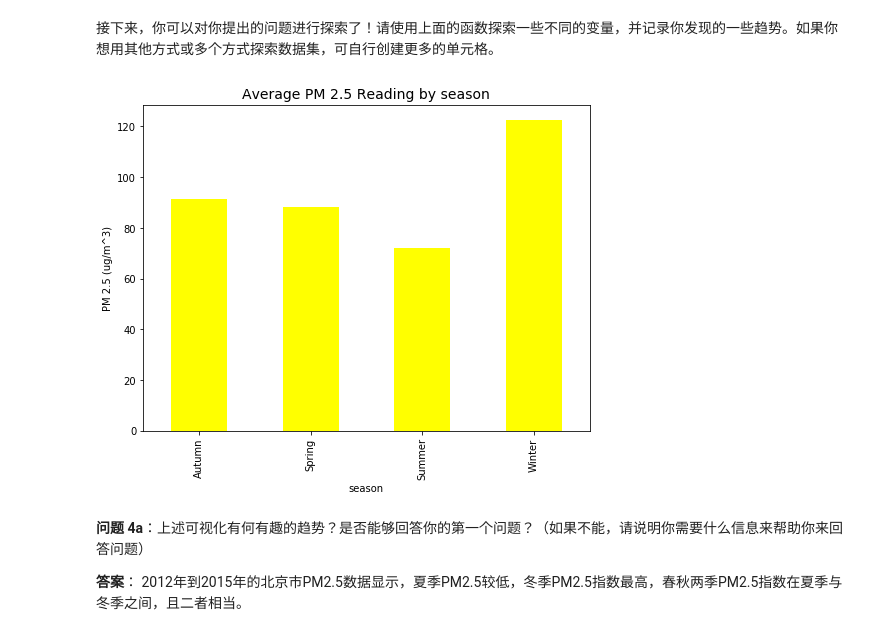
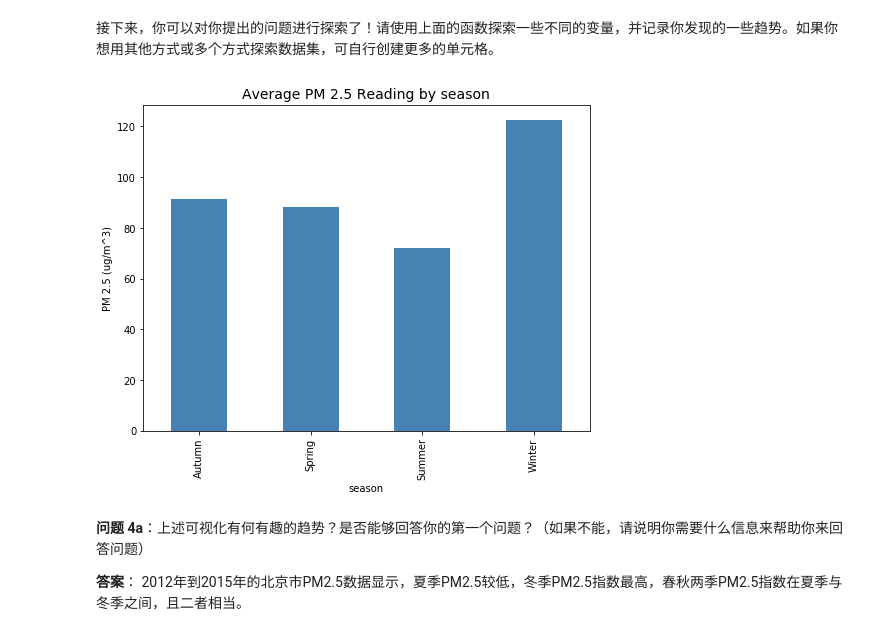
Before and after one commit to leapoldzhu/Data-Analysis, a Jupyter notebook: PM2.5/pm25project.ipynb, the cells around one changed output. Saved outputs shown, nothing was run; the diff lists cells and outputs as text; code cells hidden in the pictures.

```diff
--- a/PM2.5/pm25project.ipynb
+++ b/PM2.5/pm25project.ipynb
@@ -490,9 +494,9 @@ univariate_plot(df_test, 'month', 'grey')
 接下来，你可以对你提出的问题进行探索了！请使用上面的函数探索一些不同的变量，并记录你发现的一些趋势。如果你想用其他方式或多个方式探索数据集，可自行创建更多的单元格。
 # %%
 # TO DO:
-univariate_plot(df1, 'season', 'yellow')
+univariate_plot(df1, 'season', 'steelblue')
 # %% [output]
-[figure, old version]
+[figure, new version]
 # %% [markdown]
 **问题 4a**：上述可视化有何有趣的趋势？是否能够回答你的第一个问题？（如果不能，请说明你需要什么信息来帮助你来回答问题）
 
```
Also changed, not shown: parts of 4 cells of this notebook, 1 other file.
